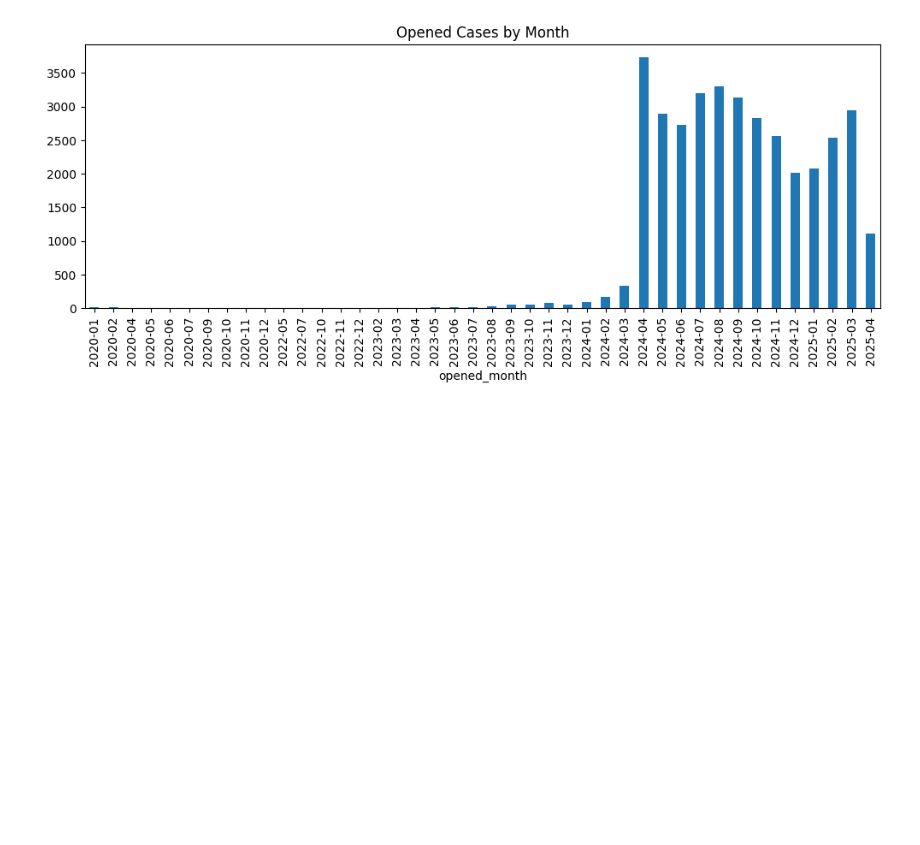
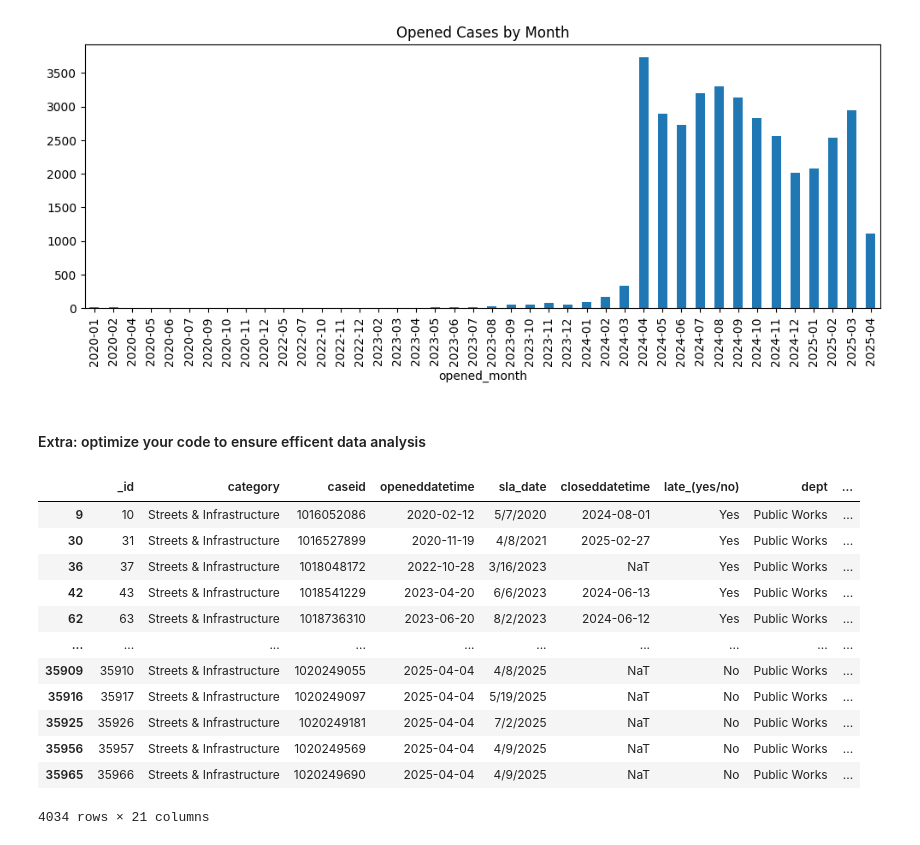
Before and after one commit to dianita956/cedish_pandas_workshop, a Jupyter notebook: pandas.ipynb, the cells around one changed output. Saved outputs shown, nothing was run; the diff lists cells and outputs as text; code cells hidden in the pictures; blank space fills up the shorter version.

```diff
--- a/pandas.ipynb
+++ b/pandas.ipynb
@@ -408,3 +408,21 @@ late_(yes/no)
 NO     32268
 YES     3699
 Name: count, dtype: int64
+# %%
+# model/test hypotheses
+# compare the percentage of the late case by service type
+# we will use .groupby() + .mean() after converting 'late_(yes/no' to binary
+# .map() applies a function or mapping dictionary to each element in a Series. Here, we use it to convert "Yes" and "No" values into binary values (1 and 0) for analysis.
+
+#1. check the unique values to make sure they are clean
+sa311_df['late_(yes/no)'].unique()
+
+#2. clean values. remove whitespace and standardize capitalization
+sa311_df['late_(yes/no)'] = sa311_df['late_(yes/no)'].str.strip().str.title()  # or .str.lower() if you're mapping lowercase
+
+#.3 convert 'yes' to 1 and 'no' to 0 for binary analysis
+sa311_df['is_late'] = sa311_df['late_(yes/no)'].map({'Yes': 1, 'No': 0})\
+
+#4. group and calculate the average lateness rate
+# try grouping by different catergories like 'reasonname' or 'typename'
+sa311_df.groupby('reasonname')['is_late'].mean().sort_values()
@@ -432,3 +459,24 @@ sa311_df['opened_month'].value_counts().sort_index().plot(kind='bar', figsize=(1
 # %% [output]
 <Axes: title={'center': 'Opened Cases by Month'}, xlabel='opened_month'>
 [figure]
+# %% [markdown]
+<h4> Extra: optimize your code to ensure efficent data analysis</h4>
+# %%
+# Use .copy() when subsetting to avoid SettingWithCopyWarning. Warning raised when trying to set on a copied slice from a DataFrame.
+district5_df = sa311_df[sa311_df['council_district'] == 5].copy()
+
+district5_df
+# %% [output]
+|  | _id | category | caseid | openeddatetime | sla_date | closeddatetime | late_(yes/no) | dept | ... |
+| 9 | 10 | Streets & Infrastructure | 1016052086 | 2020-02-12 | 5/7/2020 | 2024-08-01 | Yes | Public Works | ... |
+| 30 | 31 | Streets & Infrastructure | 1016527899 | 2020-11-19 | 4/8/2021 | 2025-02-27 | Yes | Public Works | ... |
+| 36 | 37 | Streets & Infrastructure | 1018048172 | 2022-10-28 | 3/16/2023 | NaT | Yes | Public Works | ... |
+| 42 | 43 | Streets & Infrastructure | 1018541229 | 2023-04-20 | 6/6/2023 | 2024-06-13 | Yes | Public Works | ... |
+| 62 | 63 | Streets & Infrastructure | 1018736310 | 2023-06-20 | 8/2/2023 | 2024-06-12 | Yes | Public Works | ... |
+| ... | ... | ... | ... | ... | ... | ... | ... | ... | ... |
+| 35909 | 35910 | Streets & Infrastructure | 1020249055 | 2025-04-04 | 4/8/2025 | NaT | No | Public Works | ... |
+| 35916 | 35917 | Streets & Infrastructure | 1020249097 | 2025-04-04 | 5/19/2025 | NaT | No | Public Works | ... |
+| 35925 | 35926 | Streets & Infrastructure | 1020249181 | 2025-04-04 | 7/2/2025 | NaT | No | Public Works | ... |
+| 35956 | 35957 | Streets & Infrastructure | 1020249569 | 2025-04-04 | 4/9/2025 | NaT | No | Public Works | ... |
+| 35965 | 35966 | Streets & Infrastructure | 1020249690 | 2025-04-04 | 4/9/2025 | NaT | No | Public Works | ... |
+4034 rows × 21 columns
```
Also changed, not shown: parts of 10 cells of this notebook.
